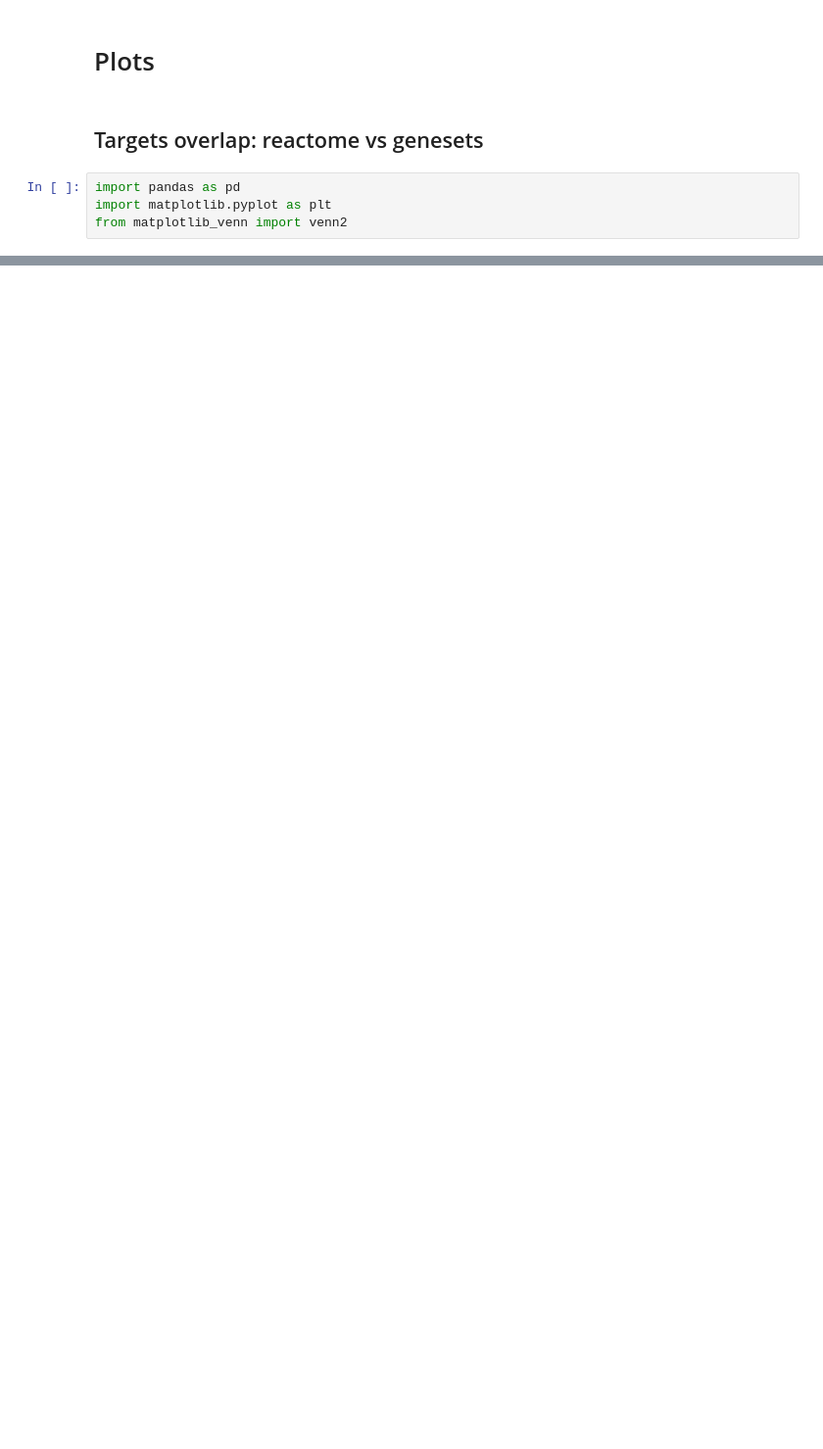
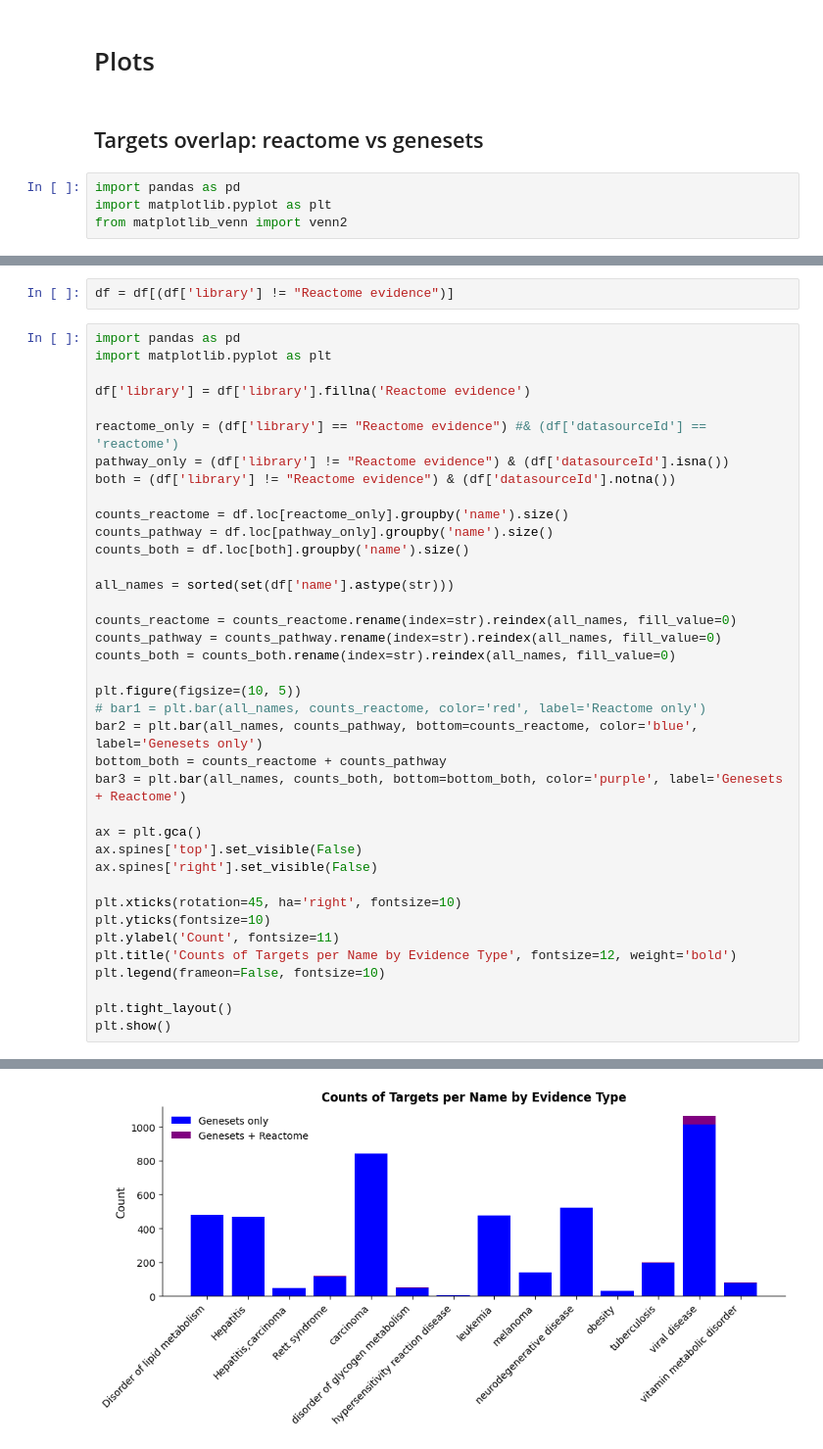
Before and after one commit to polrus/genesets2evidence, a Jupyter notebook: reactome_vs_genesets.ipynb, the cells around one changed output, grey strips where cells are left out. Shown: that part at 98% size. Saved outputs shown, nothing was run; the diff lists cells and outputs as text; blank space fills up the shorter version.

```diff
--- a/reactome_vs_genesets.ipynb
+++ b/reactome_vs_genesets.ipynb
@@ -74,0 +126,41 @@ plt.show()
+# %%
+df = df[(df['library'] != "Reactome evidence")]
+# %%
+import pandas as pd
+import matplotlib.pyplot as plt
+
+df['library'] = df['library'].fillna('Reactome evidence')
+
+reactome_only = (df['library'] == "Reactome evidence") #& (df['datasourceId'] == 'reactome')
+pathway_only = (df['library'] != "Reactome evidence") & (df['datasourceId'].isna())
+both = (df['library'] != "Reactome evidence") & (df['datasourceId'].notna())
+
+counts_reactome = df.loc[reactome_only].groupby('name').size()
+counts_pathway = df.loc[pathway_only].groupby('name').size()
+counts_both = df.loc[both].groupby('name').size()
+
+all_names = sorted(set(df['name'].astype(str)))
+
+counts_reactome = counts_reactome.rename(index=str).reindex(all_names, fill_value=0)
+counts_pathway = counts_pathway.rename(index=str).reindex(all_names, fill_value=0)
+counts_both = counts_both.rename(index=str).reindex(all_names, fill_value=0)
+
+plt.figure(figsize=(10, 5))
+# bar1 = plt.bar(all_names, counts_reactome, color='red', label='Reactome only')
+bar2 = plt.bar(all_names, counts_pathway, bottom=counts_reactome, color='blue', label='Genesets only')
+bottom_both = counts_reactome + counts_pathway
+bar3 = plt.bar(all_names, counts_both, bottom=bottom_both, color='purple', label='Genesets + Reactome')
+
+ax = plt.gca()
+ax.spines['top'].set_visible(False)
+ax.spines['right'].set_visible(False)
+
+plt.xticks(rotation=45, ha='right', fontsize=10)
+plt.yticks(fontsize=10)
+plt.ylabel('Count', fontsize=11)
+plt.title('Counts of Targets per Name by Evidence Type', fontsize=12, weight='bold')
+plt.legend(frameon=False, fontsize=10)
+
+plt.tight_layout()
+plt.show()
+# %% [output]
@@ -74,0 +172 @@ plt.show()
+[figure, added]
```
Also changed, not shown: parts of 22 cells of this notebook, 1 other file.
